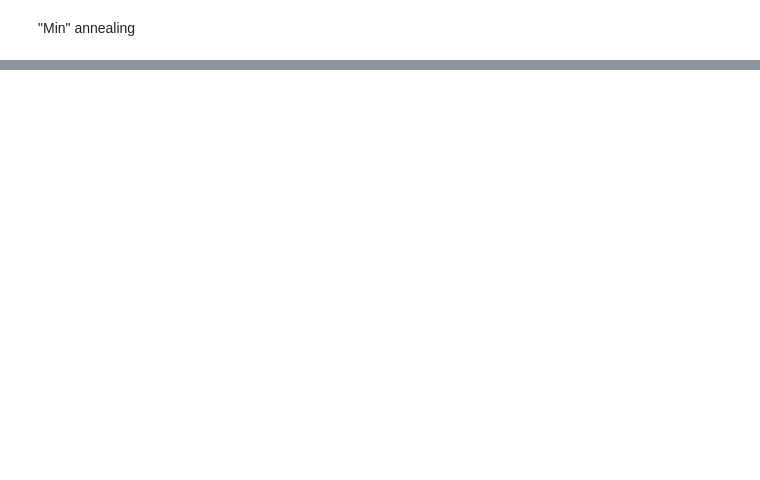
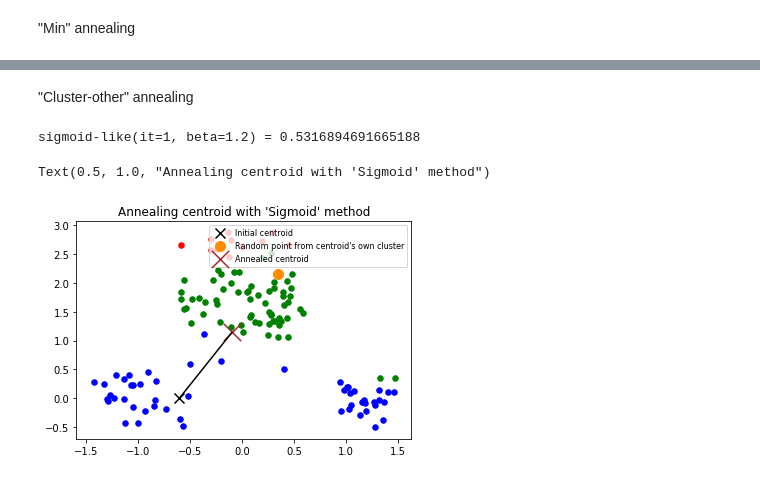
Before and after one commit to alexein777/K-MESA, a Jupyter notebook: test_annealing_vector.ipynb, the cells around one changed output, grey strips where cells are left out. Cells and saved outputs as stored; diff of their text form; code cells hidden in the pictures; blank space fills up the shorter version.

```diff
--- a/test_annealing_vector.ipynb
+++ b/test_annealing_vector.ipynb
@@ -164,0 +203,37 @@ Text(0.5, 1.0, "Annealing centroid with 'min' method")
+# %% [markdown]
+"Cluster-other" annealing
+# %%
+annealing_vector, direction_point  = calculate_annealing_vector(points,
+                                              labels,
+                                              centroid_to_be_annealed,
+                                              label_j,
+                                              2,
+                                              annealing_method='cluster_other',
+                                              annealing_vector_function='sigmoid',
+                                              beta=1)
+annealed_centroid = centroid_to_be_annealed + annealing_vector
+
+
+print(f'sigmoid-like(it=1, beta=1.2) = {annealing_weight(2, "sigmoid", 1)}')
+
+colors = ['red', 'green', 'blue']
+for cluster_label in range(k_clusters):
+    cluster_subsample = df.loc[df['label_test'] == cluster_label]
+    plt.scatter(cluster_subsample['x'], cluster_subsample['y'],
+                c=colors[cluster_label], s=30, label='_nolegend_')
+
+plt.scatter(init_centroids[2, 0], init_centroids[2, 1], c='black', s=100, marker='x', label='Initial centroid')
+plt.scatter(direction_point[0], direction_point[1], c='darkorange', s=100,
+            label='Random point from centroid\'s own cluster')
+plt.scatter(annealed_centroid[0], annealed_centroid[1], c='brown', s=300, marker='x', label='Annealed centroid')
+
+plt.plot([centroid_to_be_annealed[0], annealed_centroid[0]],
+         [centroid_to_be_annealed[1], annealed_centroid[1]],
+         c='black')
+
+plt.legend(loc='upper right', prop={'size': 8})
+plt.title('Annealing centroid with \'Sigmoid\' method')
+# %% [output]
+sigmoid-like(it=1, beta=1.2) = 0.5316894691665188
+Text(0.5, 1.0, "Annealing centroid with 'Sigmoid' method")
+[figure, added]
```
Also changed, not shown: parts of 8 cells of this notebook, 11 other files.
